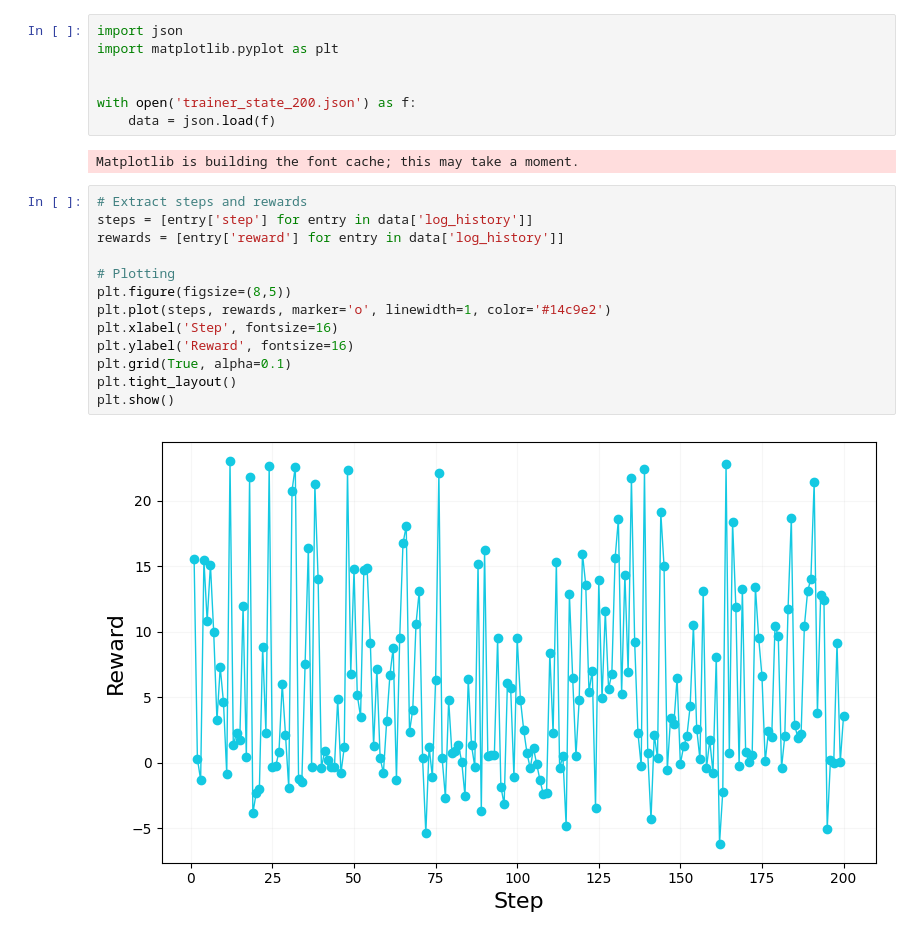
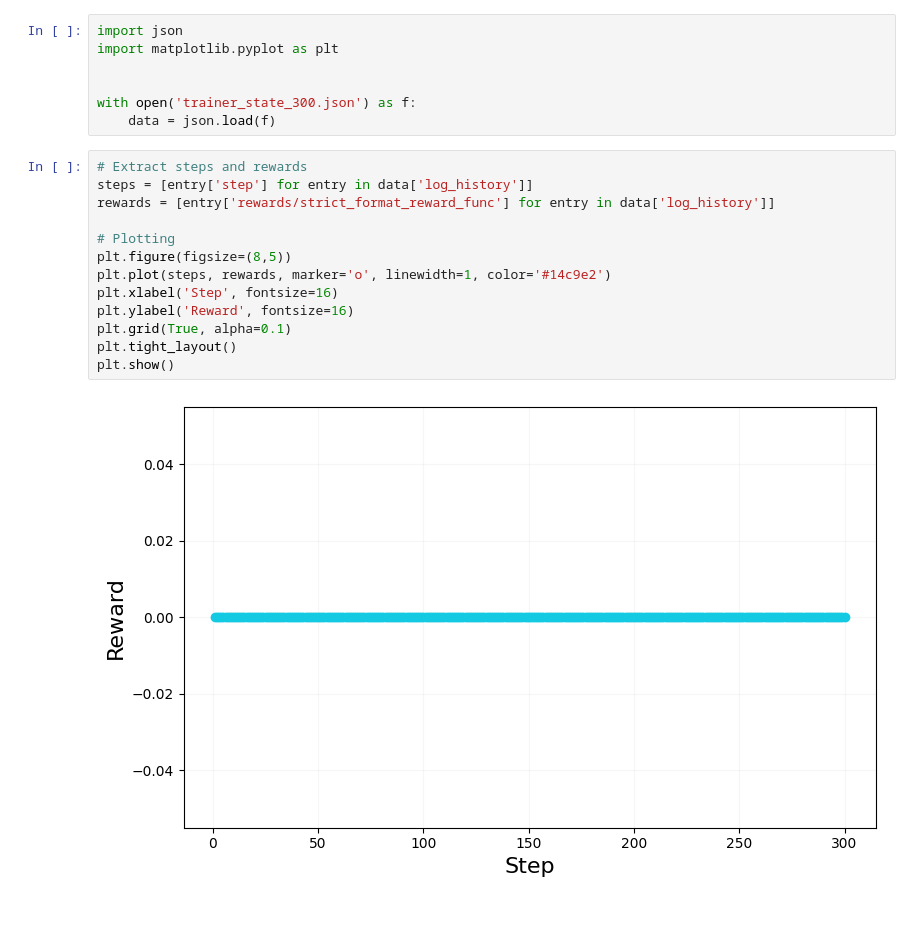
Before and after one commit to mohammad-gh009/DrugReasoner, a Jupyter notebook: reward_plot.ipynb, the cells around one changed output. Saved outputs shown, nothing was run; the diff lists cells and outputs as text.

Commit message:
reward_corrected

```diff
--- a/reward_plot.ipynb
+++ b/reward_plot.ipynb
@@ -3,22 +3,20 @@ import json
 import matplotlib.pyplot as plt
 
 
-with open('trainer_state_200.json') as f:
+with open('trainer_state_300.json') as f:
     data = json.load(f)
-# %% [output]
-Matplotlib is building the font cache; this may take a moment.
 # %%
 # Extract steps and rewards
 steps = [entry['step'] for entry in data['log_history']]
-rewards = [entry['reward'] for entry in data['log_history']]
+rewards = [entry['rewards/strict_format_reward_func'] for entry in data['log_history']]
 
 # Plotting
 plt.figure(figsize=(8,5))
 plt.plot(steps, rewards, marker='o', linewidth=1, color='#14c9e2')
 plt.xlabel('Step', fontsize=16)
 plt.ylabel('Reward', fontsize=16)
 plt.grid(True, alpha=0.1)
 plt.tight_layout()
 plt.show()
 # %% [output]
-[figure, old version]
+[figure, new version]
```
Also changed, not shown: parts of 1 cell of this notebook, 2 other files.
